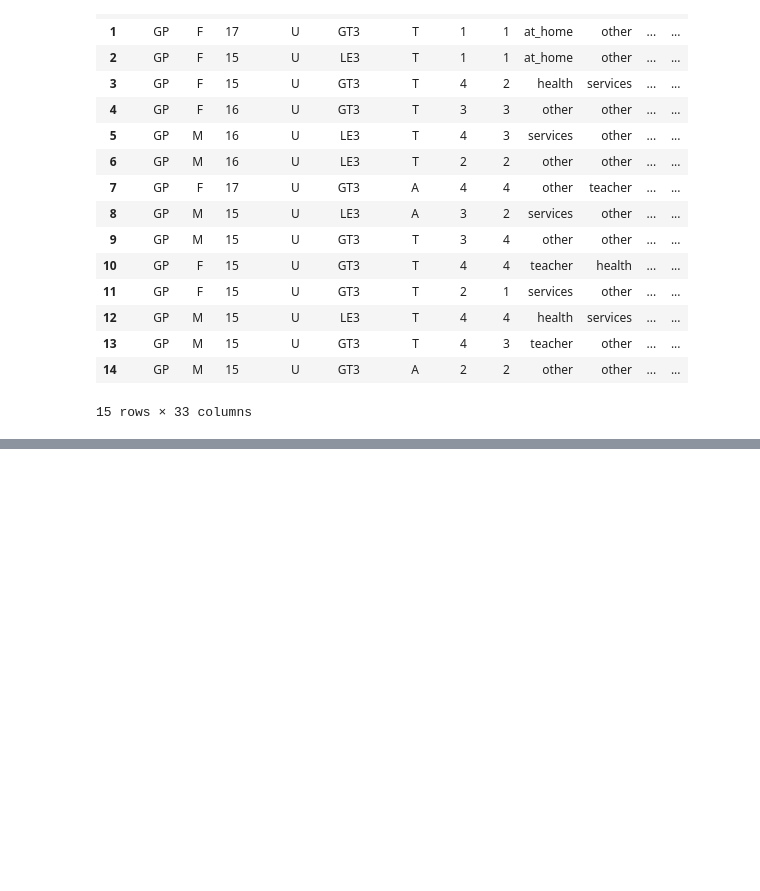
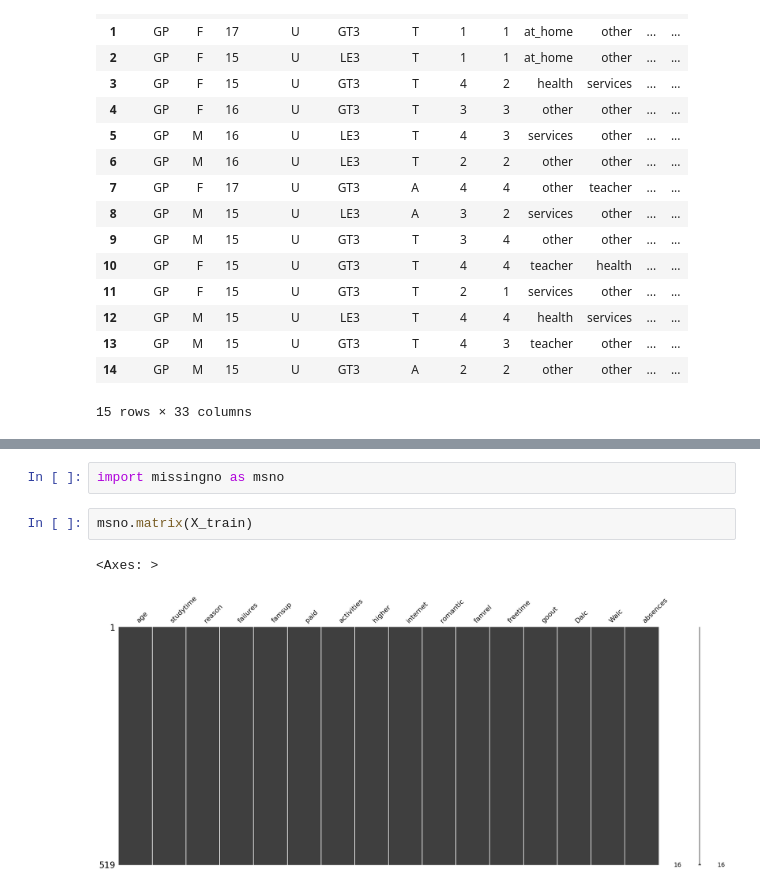
Before and after one commit to PNUAITeam13/AlcoholConsumption, a Jupyter notebook: alcohol_consumption.ipynb, the cells around one changed output, grey strips where cells are left out. Drawn from its saved outputs; the diff is of its cells as text; blank space fills up the shorter version.

```diff
--- a/alcohol_consumption.ipynb
+++ b/alcohol_consumption.ipynb
@@ -64,0 +93,7 @@ X_train.head()
+# %%
+import missingno as msno
+# %%
+msno.matrix(X_train)
+# %% [output]
+<Axes: >
+[figure, added]
```
Also changed, not shown: parts of 12 cells of this notebook, 1 other file.
